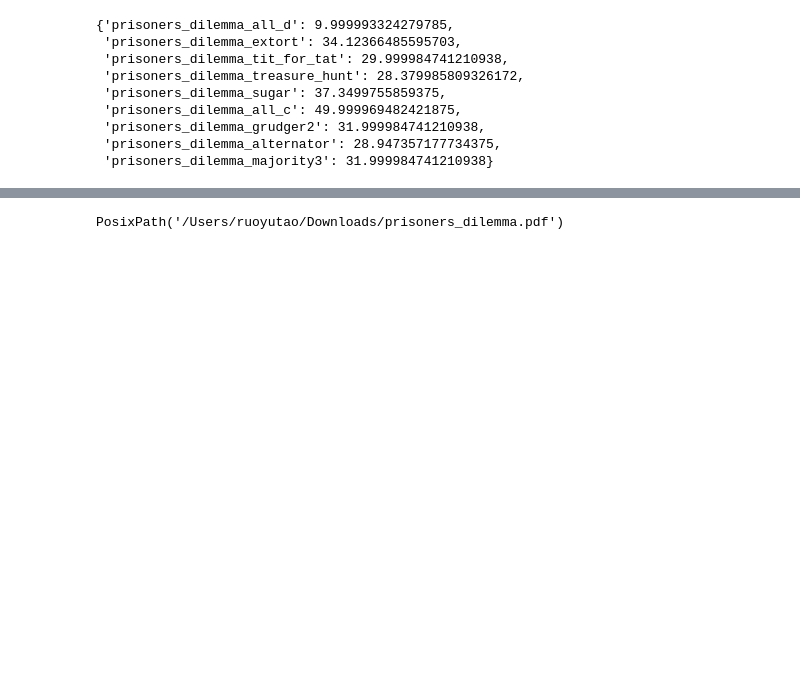
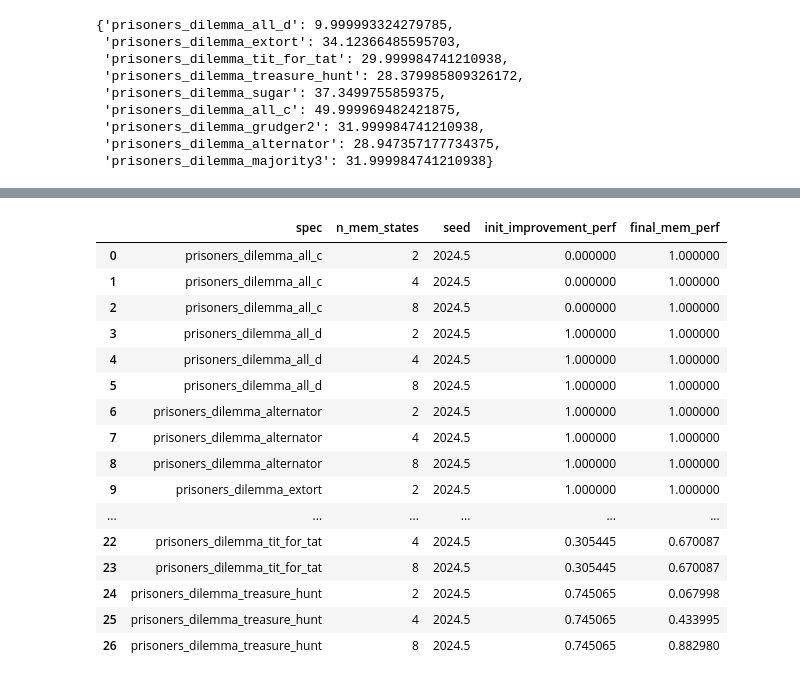
Before and after one commit to taodav/grl, a Jupyter notebook: scripts/plotting/mi_performance.ipynb, the cells around one changed output, grey strips where cells are left out. Saved outputs shown, nothing was run; the diff lists cells and outputs as text; code cells hidden in the pictures; blank space fills up the shorter version.

```diff
--- a/scripts/plotting/mi_performance.ipynb
+++ b/scripts/plotting/mi_performance.ipynb
@@ -248,4 +236,20 @@ fig.savefig(fig_path)
 # %%
-fig_path
+means
 # %% [output]
-PosixPath('/Users/ruoyutao/Downloads/prisoners_dilemma.pdf')
+|  | spec | n_mem_states | seed | init_improvement_perf | final_mem_perf |
+| 0 | prisoners_dilemma_all_c | 2 | 2024.5 | 0.000000 | 1.000000 |
+| 1 | prisoners_dilemma_all_c | 4 | 2024.5 | 0.000000 | 1.000000 |
+| 2 | prisoners_dilemma_all_c | 8 | 2024.5 | 0.000000 | 1.000000 |
+| 3 | prisoners_dilemma_all_d | 2 | 2024.5 | 1.000000 | 1.000000 |
+| 4 | prisoners_dilemma_all_d | 4 | 2024.5 | 1.000000 | 1.000000 |
+| 5 | prisoners_dilemma_all_d | 8 | 2024.5 | 1.000000 | 1.000000 |
+| 6 | prisoners_dilemma_alternator | 2 | 2024.5 | 1.000000 | 1.000000 |
+| 7 | prisoners_dilemma_alternator | 4 | 2024.5 | 1.000000 | 1.000000 |
+| 8 | prisoners_dilemma_alternator | 8 | 2024.5 | 1.000000 | 1.000000 |
+| 9 | prisoners_dilemma_extort | 2 | 2024.5 | 1.000000 | 1.000000 |
+| ... | ... | ... | ... | ... | ... |
+| 22 | prisoners_dilemma_tit_for_tat | 4 | 2024.5 | 0.305445 | 0.670087 |
+| 23 | prisoners_dilemma_tit_for_tat | 8 | 2024.5 | 0.305445 | 0.670087 |
+| 24 | prisoners_dilemma_treasure_hunt | 2 | 2024.5 | 0.745065 | 0.067998 |
+| 25 | prisoners_dilemma_treasure_hunt | 4 | 2024.5 | 0.745065 | 0.433995 |
+| 26 | prisoners_dilemma_treasure_hunt | 8 | 2024.5 | 0.745065 | 0.882980 |
```
Also changed, not shown: parts of 5 cells of this notebook, 1 other file.
